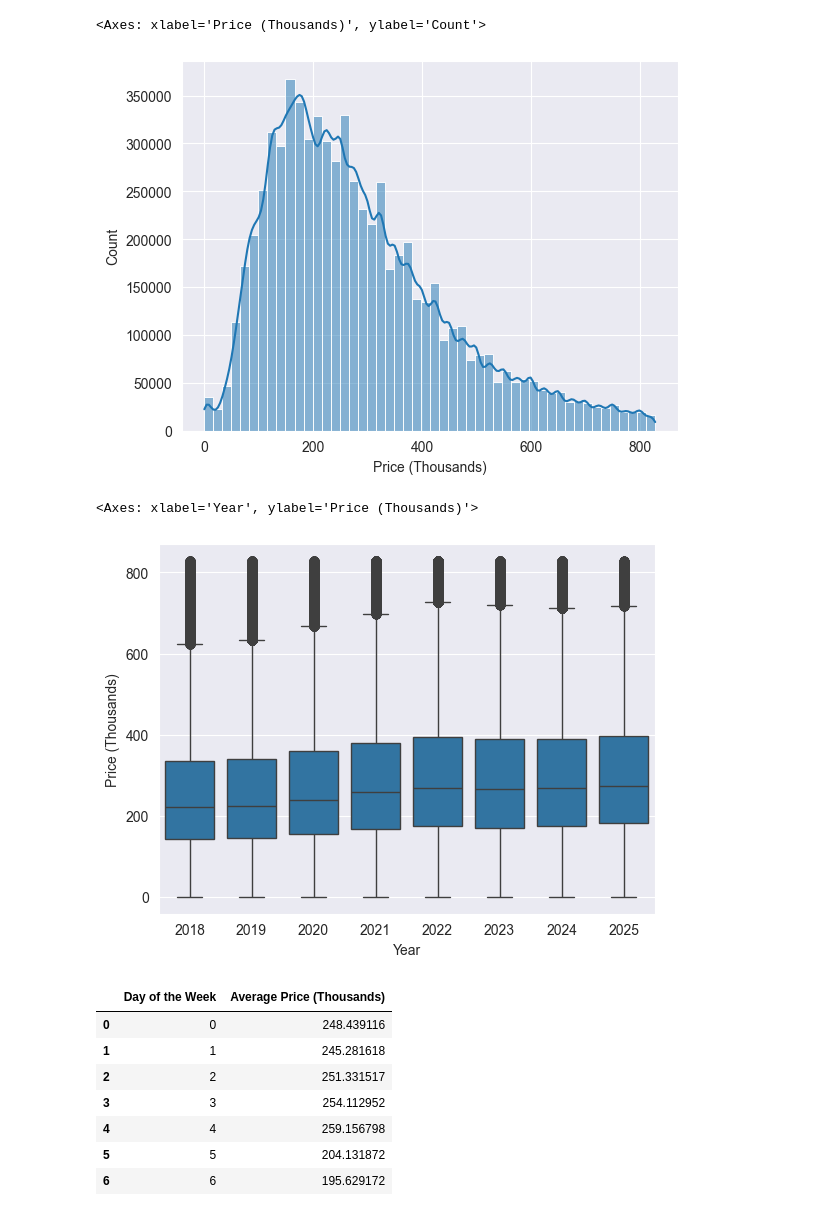
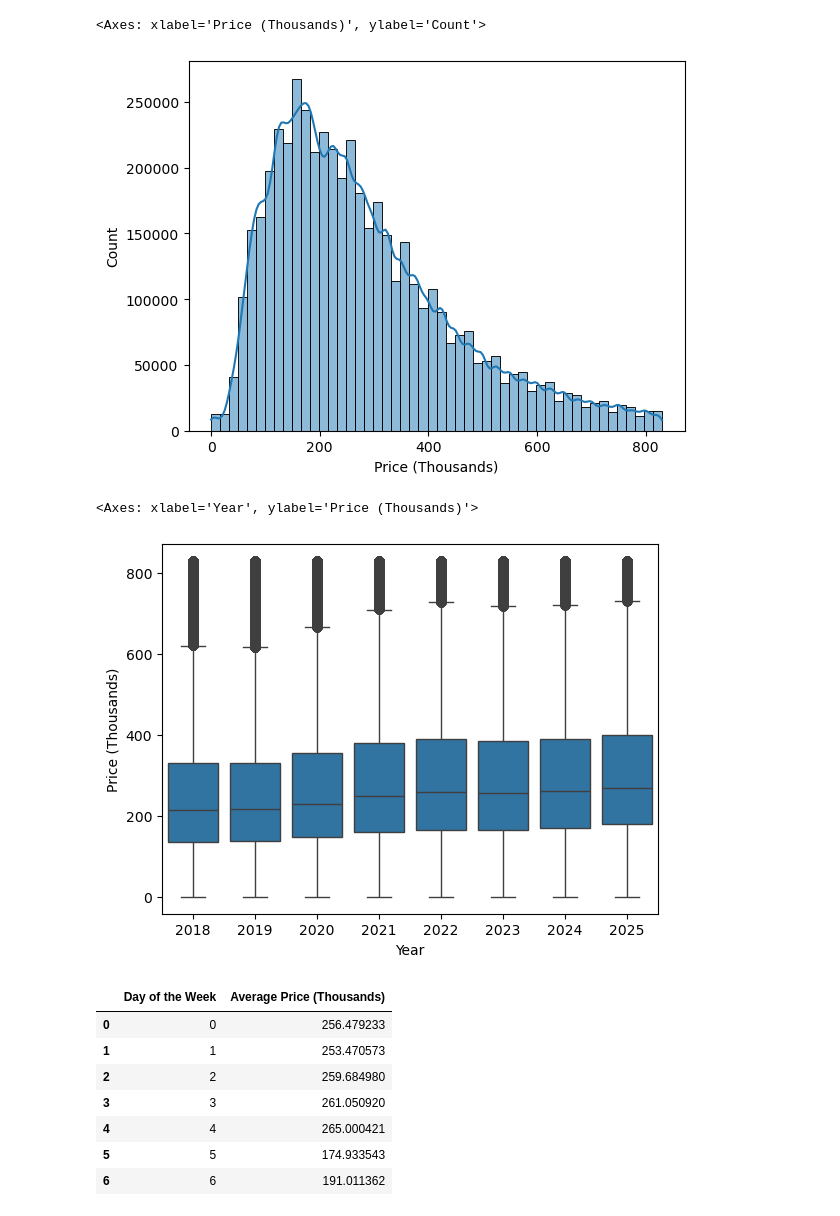
Before and after one commit to Tom-Kerrison/Housing-Price-Predictor, a Jupyter notebook: EDA.ipynb, the cells around one changed output. Saved outputs shown, nothing was run; the diff lists cells and outputs as text; code cells hidden in the pictures.

```diff
--- a/EDA.ipynb
+++ b/EDA.ipynb
@@ -1,5 +1,5 @@
 # %%
 import pandas as pd
-df = pd.read_csv('ETL_Final.csv')
+df = pd.read_csv('FFE_Final.csv')
 print(df.shape)
 # %% [output]
@@ -257,26 +254,26 @@ plt.tight_layout()
 # %%
-sns.histplot(no_outliers_df['Price (Thousands)'], kde=True, bins=50)
+sns.histplot(df['Price (Thousands)'], kde=True, bins=50)
 # %% [output]
 <Axes: xlabel='Price (Thousands)', ylabel='Count'>
-[figure, old version]
+[figure, new version]
 # %%
-sns.boxplot(x='Year', y='Price (Thousands)', data=no_outliers_df)
+sns.boxplot(x='Year', y='Price (Thousands)', data=df)
 # %% [output]
 <Axes: xlabel='Year', ylabel='Price (Thousands)'>
-[figure, old version]
+[figure, new version]
 # %%
-oth_prop = no_outliers_df[no_outliers_df['Other Property Type'] == 1].groupby('Day of the Week')['Price (Thousands)'].mean().reset_index()
+oth_prop = df[df['Other Property Type'] == 1].groupby('Day of the Week')['Price (Thousands)'].mean().reset_index()
 oth_prop.columns = ['Day of the Week', 'Average Price (Thousands)']
 oth_prop
 # %% [output]
 |  | Day of the Week | Average Price (Thousands) |
-| 0 | 0 | 248.439116 |
-| 1 | 1 | 245.281618 |
-| 2 | 2 | 251.331517 |
-| 3 | 3 | 254.112952 |
-| 4 | 4 | 259.156798 |
-| 5 | 5 | 204.131872 |
-| 6 | 6 | 195.629172 |
+| 0 | 0 | 256.479233 |
+| 1 | 1 | 253.470573 |
+| 2 | 2 | 259.684980 |
+| 3 | 3 | 261.050920 |
+| 4 | 4 | 265.000421 |
+| 5 | 5 | 174.933543 |
+| 6 | 6 | 191.011362 |
 # %%
 day_names = {
     0: 'Monday', 1: 'Tuesday', 2: 'Wednesday', 3: 'Thursday', 4: 'Friday', 5: 'Saturday', 6: 'Sunday'
```
Also changed, not shown: parts of 22 cells of this notebook, 1 other file.
